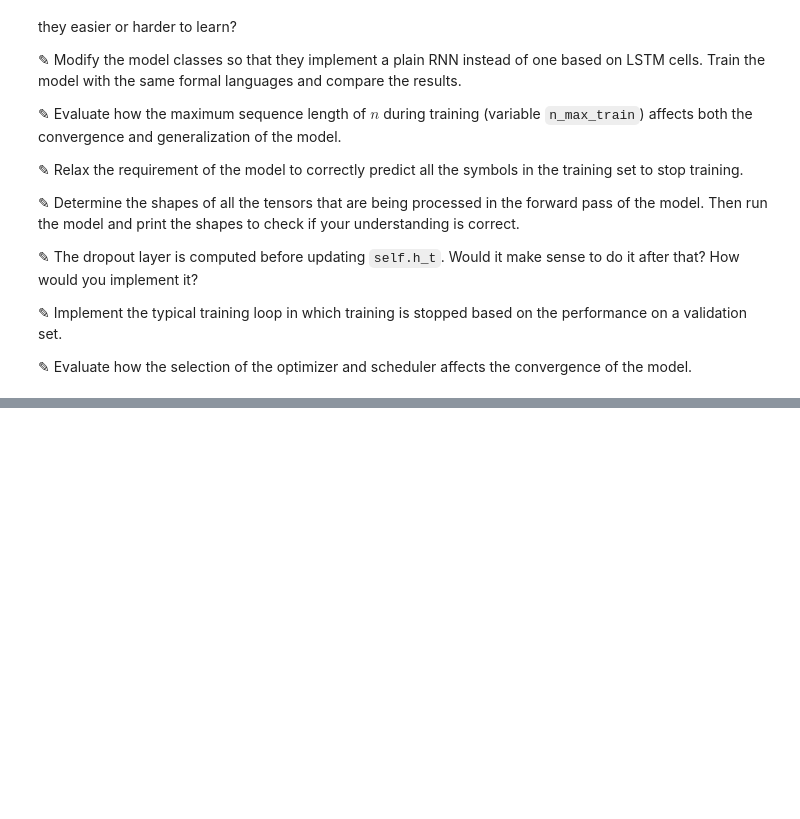
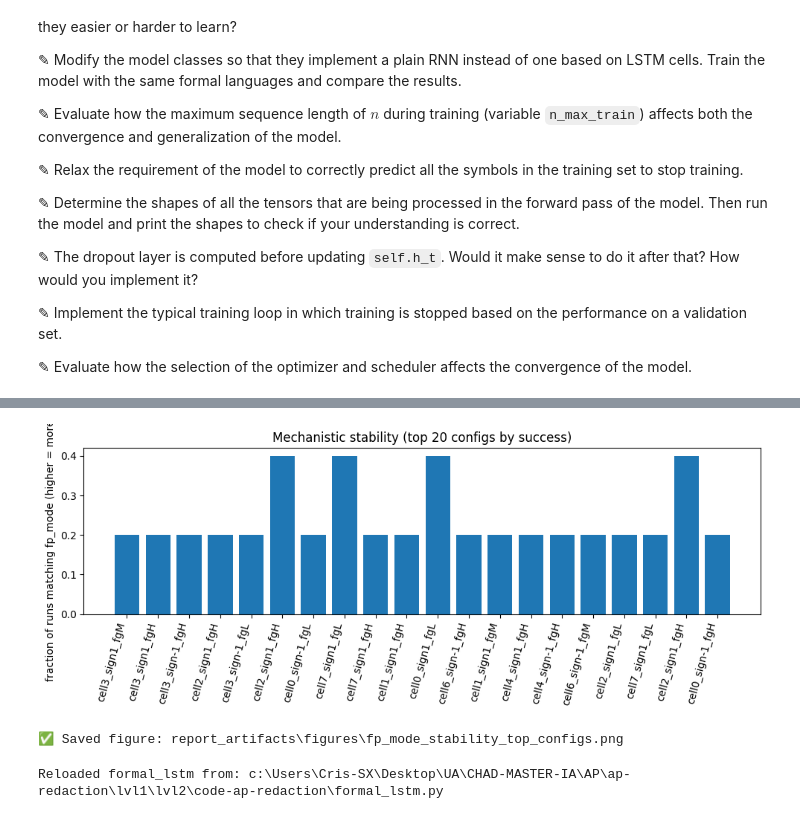
Before and after one commit to cacs2-ua/ap-redaction, a Jupyter notebook: Copia_de_lstm.ipynb, the cells around one changed output, grey strips where cells are left out. Cells and saved outputs as stored; diff of their text form; code cells hidden in the pictures; blank space fills up the shorter version.

```diff
--- a/Copia_de_lstm.ipynb
+++ b/Copia_de_lstm.ipynb
@@ -1502,0 +2403,28 @@ If your learning path is supervised by a teacher, they may have provided you wit
+# %%
+# ==========================================
+# LOAD GRID SEARCH RUNS + SUMMARY (Cell 1)
+# ==========================================
+def load_jsonl(path: str | Path) -> pd.DataFrame:
+    path = Path(path)
+    rows = []
+    with path.open("r", encoding="utf-8") as f:
+        for line in f:
+            line = line.strip()
+            if not line:
+                continue
+            rows.append(json.loads(line))
+    return pd.DataFrame(rows)
+
+GRID_DIR = Path("grid_runs_anbn")  # change if needed
+runs_jsonl = GRID_DIR / "runs.jsonl"
+runs_csv = GRID_DIR / "runs.csv"
+
+if runs_jsonl.exists():
+    df_grid_runs = load_jsonl(runs_jsonl)
+elif runs_csv.exists():
+    df_grid_runs = pd.read_csv(runs_csv)
+else:
+    raise FileNotFoundError(f"No runs.jsonl or runs.csv found in {GRID_DIR.resolve()}")
+
+print("df_grid_runs shape:", df_grid_runs.shape)
+df_grid_runs.head(3)
@@ -1502,0 +2585,26 @@ If your learning path is supervised by a teacher, they may have provided you wit
+# %%
+# ==========================================
+# PLOT: FINGERPRINT STABILITY (Cell 5)
+# ==========================================
+def plot_fp_mode_stability(df_summary: pd.DataFrame, top_k=20):
+    d = df_summary.copy().head(top_k)
+    x = np.arange(d.shape[0])
+    plt.figure(figsize=(10, 4))
+    plt.bar(x, d["fp_mode_frac"].fillna(0.0).to_numpy())
+    plt.xticks(x, d["fp_mode_code"].astype(str).to_numpy(), rotation=75, ha="right")
+    plt.ylabel("fraction of runs matching fp_mode (higher = more stable)")
+    plt.title(f"Mechanistic stability (top {top_k} configs by success)")
+    savefig("fp_mode_stability_top_configs")
+
+plot_fp_mode_stability(df_grid_summary, top_k=20)
+# %% [output]
+[figure, added]
+✅ Saved figure: report_artifacts\figures\fp_mode_stability_top_configs.png
+# %%
+import importlib
+import formal_lstm as fl
+
+importlib.reload(fl)
+print("Reloaded formal_lstm from:", getattr(fl, "__file__", "unknown"))
+# %% [output]
+Reloaded formal_lstm from: c:\Users\Cris-SX\Desktop\UA\CHAD-MASTER-IA\AP\ap-redaction\lvl1\lvl2\code-ap-redaction\formal_lstm.py
```
Also changed, not shown: parts of 7 cells of this notebook, 14 other files.
